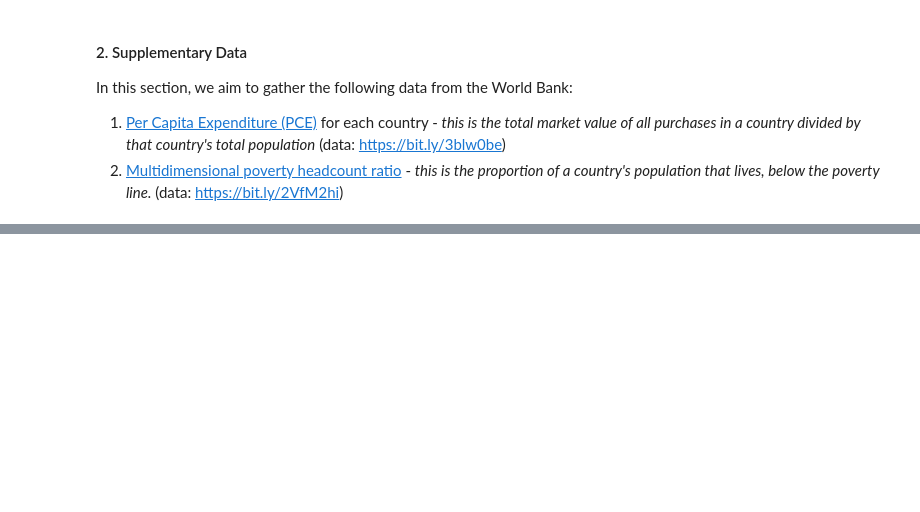
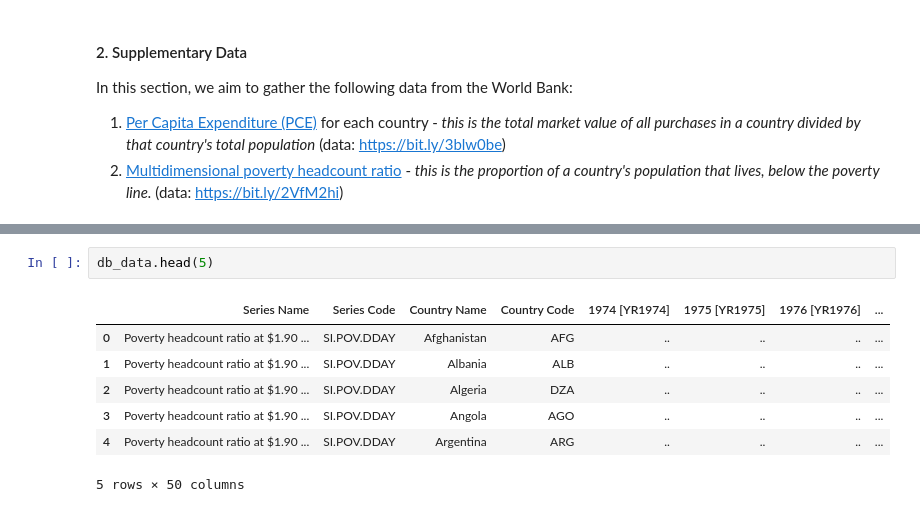
Before and after one commit to masterpython4ds/assignment-1-CeeThinwa, a Jupyter notebook: KIVA Analysis.ipynb, the cells around one changed output, grey strips where cells are left out. Drawn from its saved outputs; the diff is of its cells as text; blank space fills up the shorter version.

```diff
--- a/KIVA Analysis.ipynb
+++ b/KIVA Analysis.ipynb
@@ -205,0 +177,10 @@ def data_miner(url_root='',
+# %%
+db_data.head(5)
+# %% [output]
+|  | Series Name | Series Code | Country Name | Country Code | 1974 [YR1974] | 1975 [YR1975] | 1976 [YR1976] | ... |
+| 0 | Poverty headcount ratio at $1.90 ... | SI.POV.DDAY | Afghanistan | AFG | .. | .. | .. | ... |
+| 1 | Poverty headcount ratio at $1.90 ... | SI.POV.DDAY | Albania | ALB | .. | .. | .. | ... |
+| 2 | Poverty headcount ratio at $1.90 ... | SI.POV.DDAY | Algeria | DZA | .. | .. | .. | ... |
+| 3 | Poverty headcount ratio at $1.90 ... | SI.POV.DDAY | Angola | AGO | .. | .. | .. | ... |
+| 4 | Poverty headcount ratio at $1.90 ... | SI.POV.DDAY | Argentina | ARG | .. | .. | .. | ... |
+5 rows × 50 columns
```
Also changed, not shown: parts of 6 cells of this notebook.
